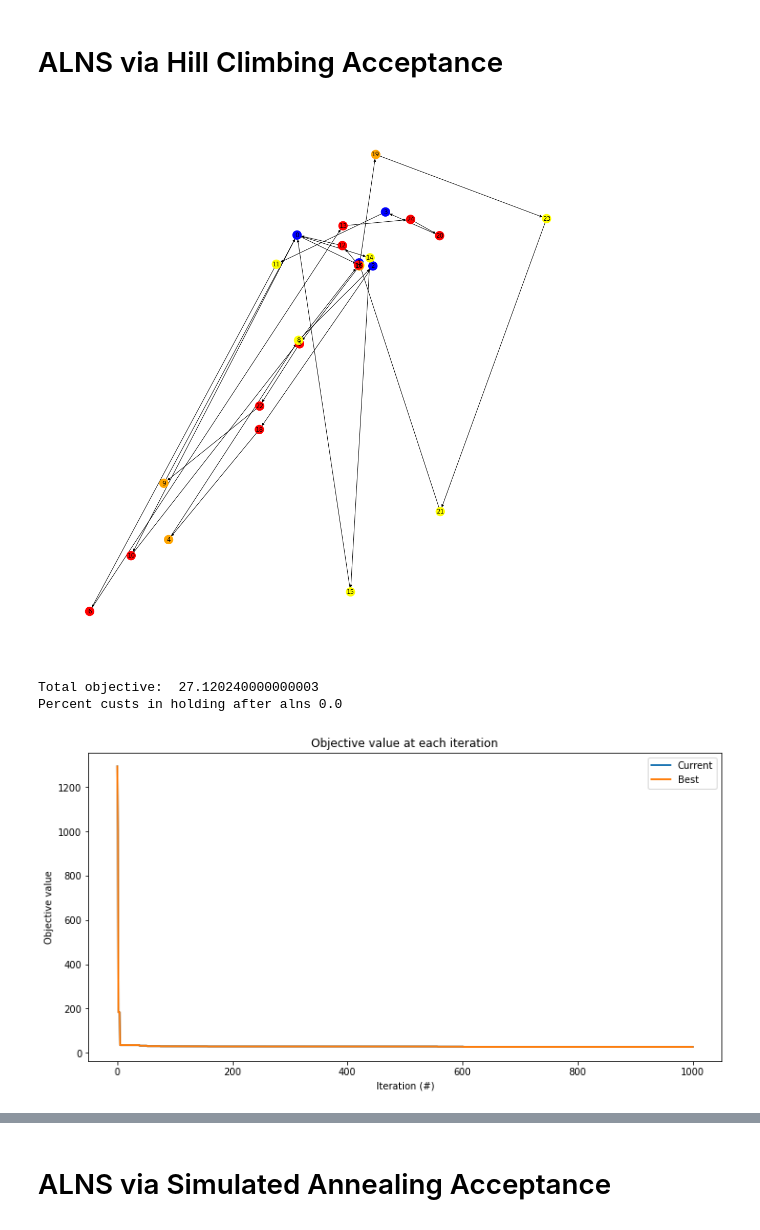
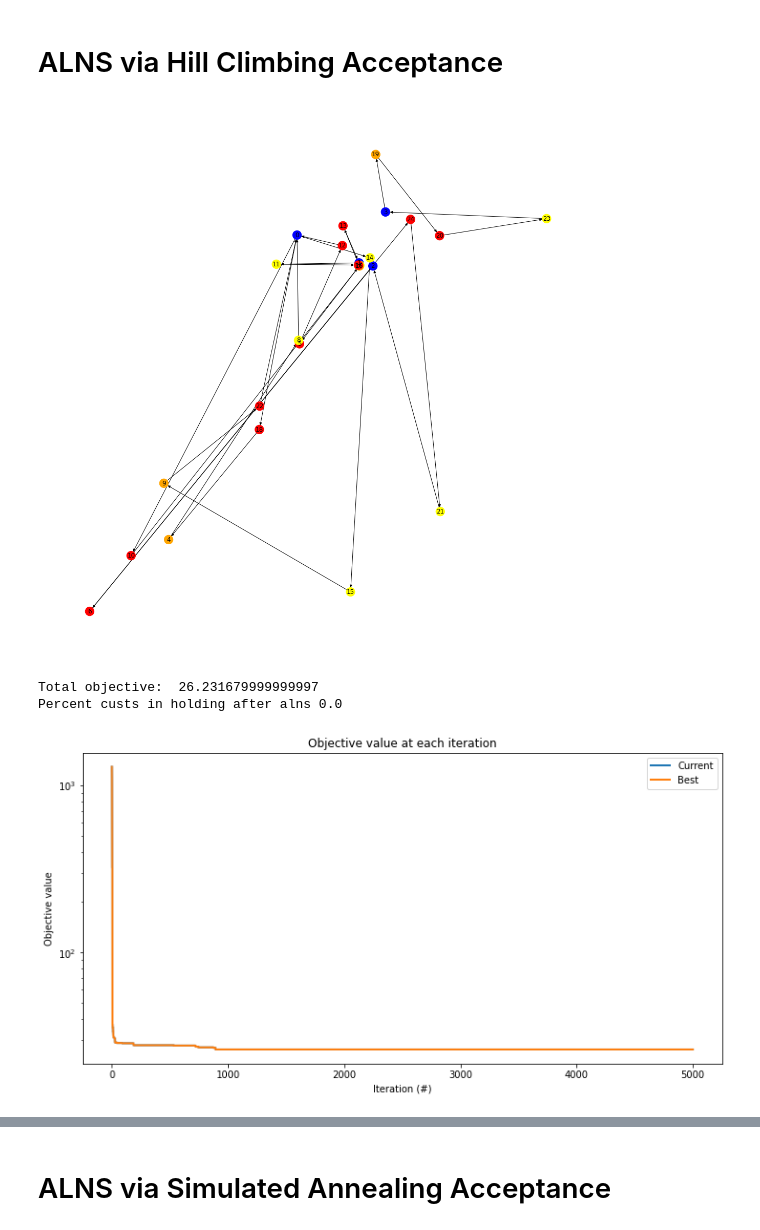
Before and after one commit to ChristophBleyer/ALNS, a Jupyter notebook: examples/Routing Optimization.ipynb, the cells around one changed output, grey strips where cells are left out. Cells and saved outputs as stored; diff of their text form; code cells hidden in the pictures.

```diff
--- a/examples/Routing Optimization.ipynb
+++ b/examples/Routing Optimization.ipynb
@@ -41,28 +41,31 @@ Percent custs in holding after clustering 0.19047619047619047
 # %%
 alns = ALNS()
 alns.add_destroy_operator(randomRemoval)
+alns.add_destroy_operator(distancedBasedWorstRemoval)
+alns.add_destroy_operator(timeBasedWorstRemoval)
 alns.add_repair_operator(greedyInsertion)
 alns.add_repair_operator(k_regretInsertion)
 criterion = HillClimbing()
 
-result = alns.iterate(solution, [3, 2, 1, 0.5], 0.8, criterion, iterations=1000, collect_stats=True)
+result = alns.iterate(solution, [3, 2, 1, 0.5], 0.8, criterion, iterations=5000, collect_stats=True)
 
 optimized = result.best_state
 
 Graph = optimized.toGraph()
 # %% [output]
-[figure, old version]
+[figure, new version]
 # %%
 print("Total objective: ", optimized.objective())
 print("Percent custs in holding after alns",  len(optimized.unassignedRequests)/len(p.demand))
 # %% [output]
-Total objective:  27.120240000000003
+Total objective:  26.231679999999997
 Percent custs in holding after alns 0.0
 # %%
-_, ax = plt.subplots(figsize=(12, 6))
+_, ax = plt.subplots(figsize=(15, 6))
+ax.set_yscale('log')
 result.plot_objectives(ax=ax, lw=2)
 # %% [output]
-[figure, old version]
+[figure, new version]
 # %%
 figure = plt.figure("operator_counts", figsize=(14, 6))
 figure.subplots_adjust(bottom=0.15, hspace=.5)
```
Also changed, not shown: parts of 5 cells of this notebook, 2 other files.
